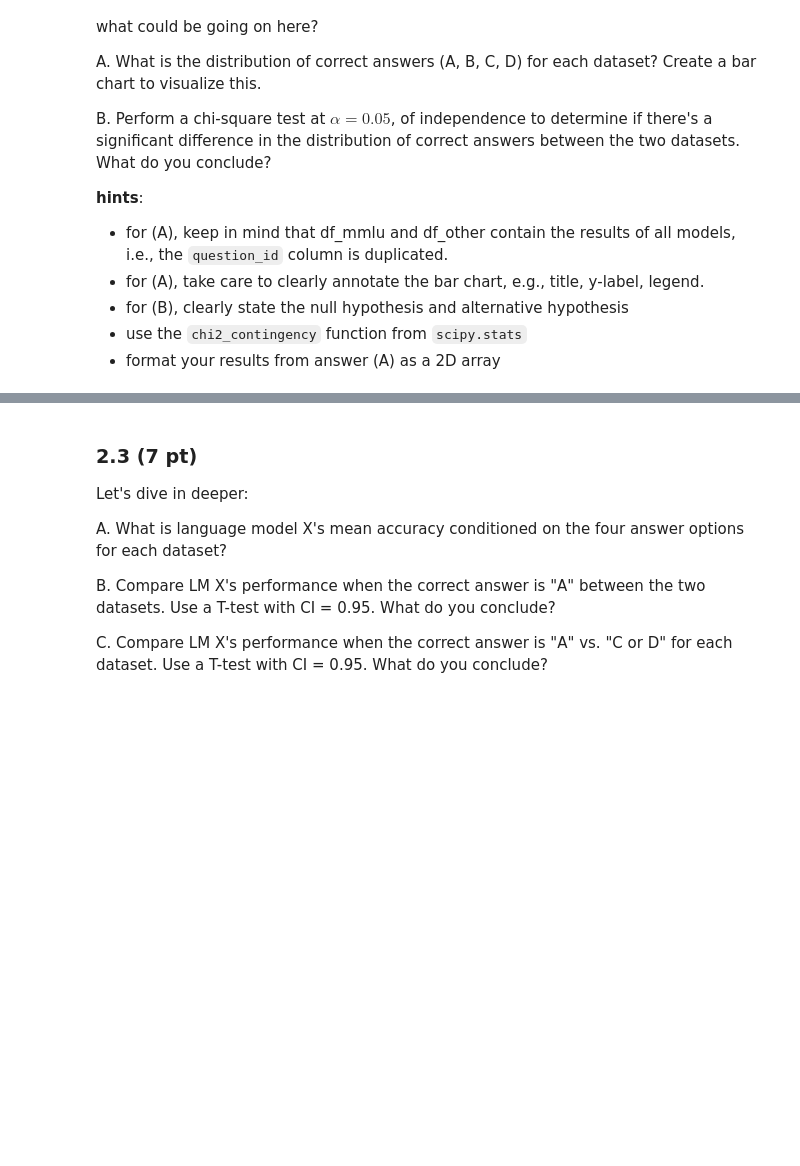
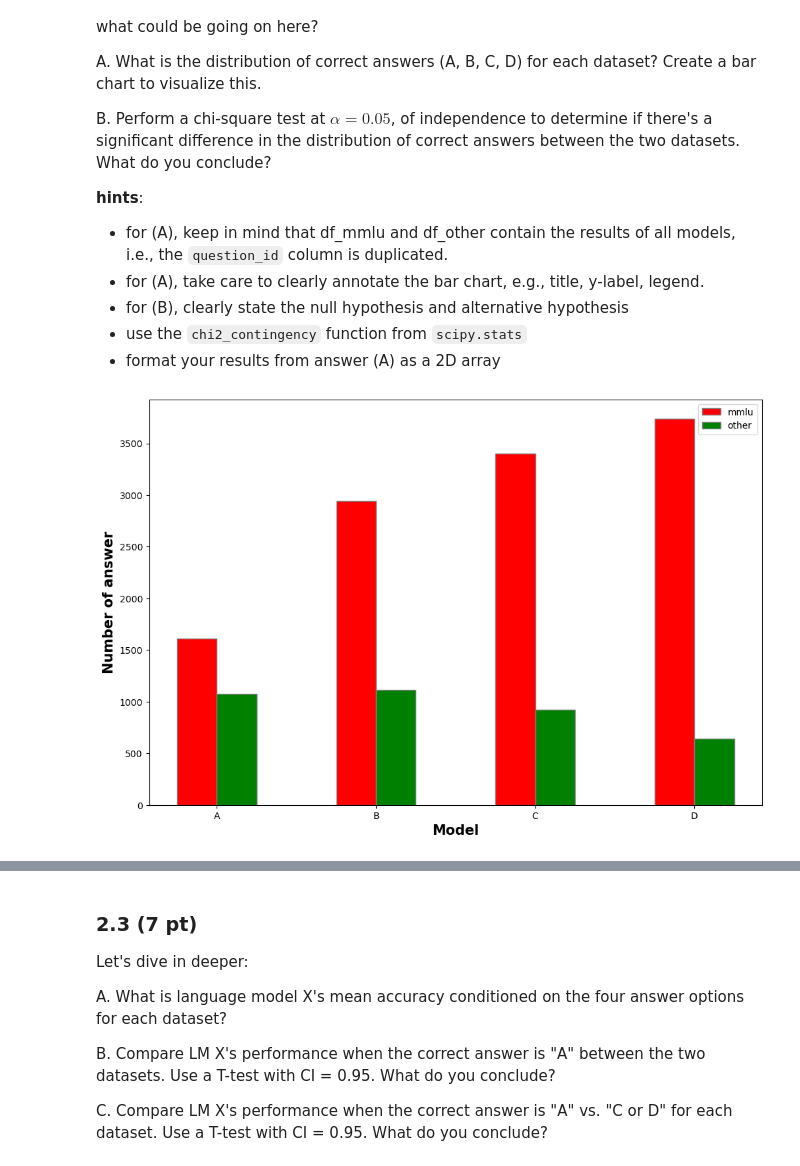
Before and after one commit to luciehmct/ADA2024, a Jupyter notebook: Homework/01_PROJECT_NEUTRALITY/analysis.ipynb, the cells around one changed output, grey strips where cells are left out. Saved outputs shown, nothing was run; the diff lists cells and outputs as text; code cells hidden in the pictures; blank space fills up the shorter version.

```diff
--- a/Homework/01_PROJECT_NEUTRALITY/analysis.ipynb
+++ b/Homework/01_PROJECT_NEUTRALITY/analysis.ipynb
@@ -552,5 +593,42 @@ B. Perform a chi-square test at $\alpha = 0.05$, of independence to determine if
 - format your results from answer (A) as a 2D array
 # %%
 # A
+#drop duplicated questions
+df_mmlu_unique = df_mmlu.drop_duplicates(subset='question_id')
+df_other_unique = df_other.drop_duplicates(subset='question_id')
+# set width of bar
+barWidth = 0.25
+fig = plt.subplots(figsize =(12, 8))
+
+# set height of bar
+answers_mmlu = [df_mmlu_unique[df_mmlu_unique["answer"]=="A"].shape[0],
+                df_mmlu_unique[df_mmlu_unique["answer"]=="B"].shape[0],
+                df_mmlu_unique[df_mmlu_unique["answer"]=="C"].shape[0],
+                df_mmlu_unique[df_mmlu_unique["answer"]=="D"].shape[0]]
+answers_other = [df_other_unique[df_other_unique["answer"]=="A"].shape[0],
+                 df_other_unique[df_other_unique["answer"]=="B"].shape[0],
+                 df_other_unique[df_other_unique["answer"]=="C"].shape[0],
+                 df_other_unique[df_other_unique["answer"]=="D"].shape[0]]
+
+# Set position of bar on X axis
+br1 = np.arange(len(answers_mmlu) )
+br2 = [x + barWidth for x in br1]
+
+# Make the plot
+plt.bar(br1, answers_mmlu, color ='r', width = barWidth,
+        edgecolor ='grey', label ='mmlu')
+plt.bar(br2, answers_other, color ='g', width = barWidth,
+        edgecolor ='grey', label ='other')
+
+# Adding Xticks
+plt.xlabel('Model', fontweight ='bold', fontsize = 15)
+plt.ylabel('Number of answer', fontweight ='bold', fontsize = 15)
+plt.xticks([r + barWidth/2 for r in range(len(answers_mmlu))],
+        ['A', 'B', 'C', 'D'])
+
+plt.legend()
+plt.show()
+# %% [output]
+[figure, added]
 # %%
 # B
```
Also changed, not shown: parts of 4 cells of this notebook.
